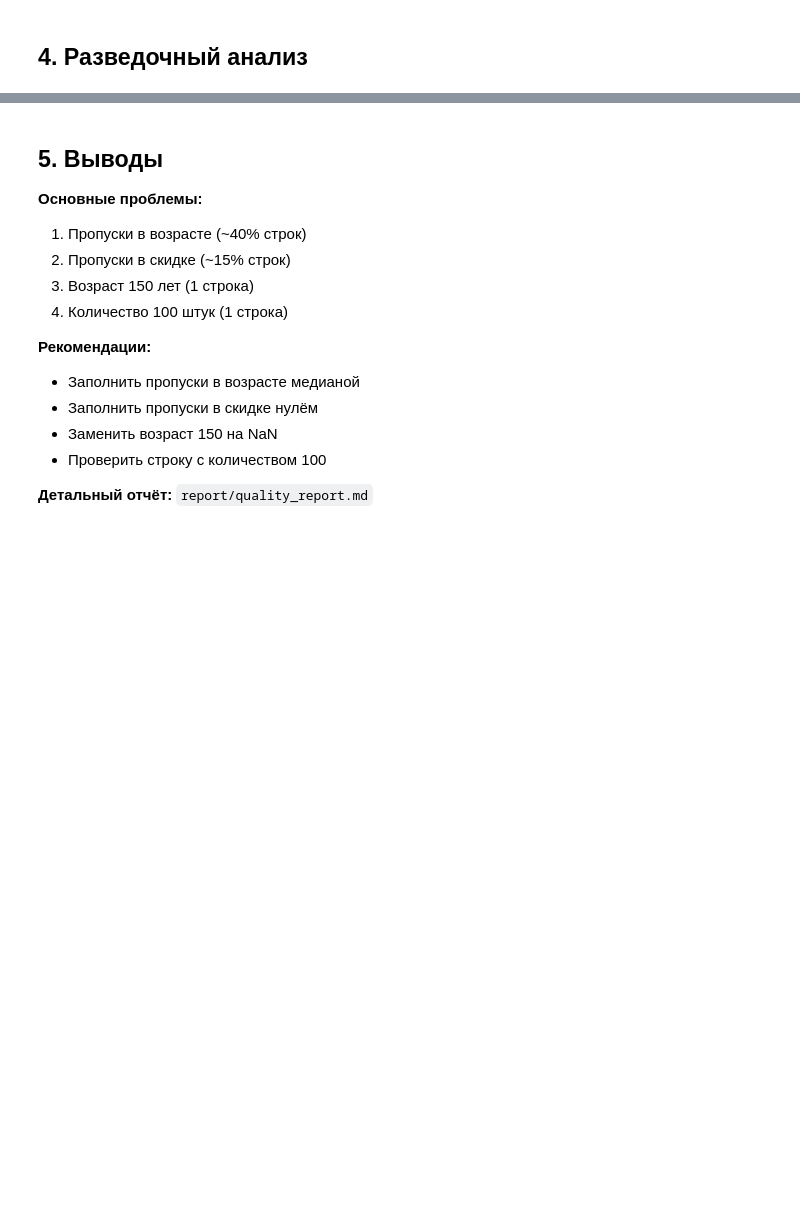
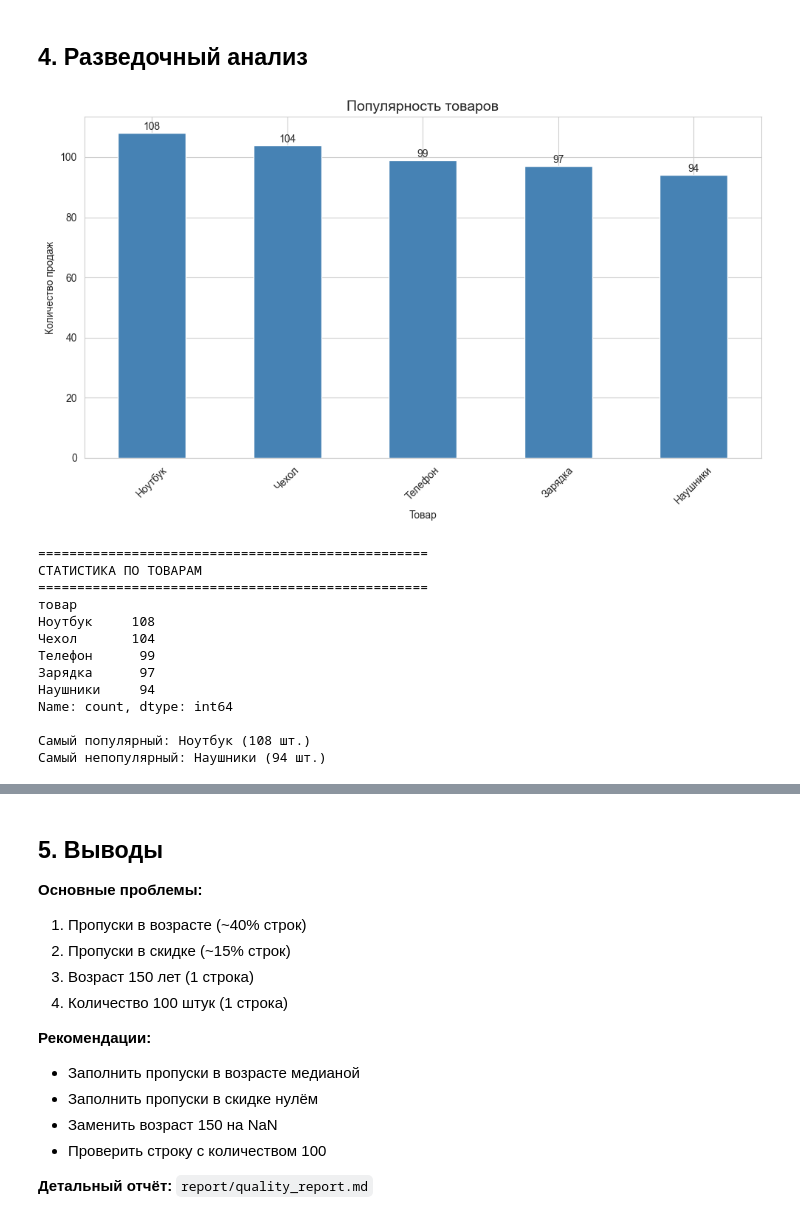
Before and after one commit to shahistakochkarova-debug/Laba-1, a Jupyter notebook: notebooks/1_data_understanding.ipynb, the cells around one changed output, grey strips where cells are left out. Saved outputs shown, nothing was run; the diff lists cells and outputs as text; code cells hidden in the pictures; blank space fills up the shorter version.

```diff
--- a/notebooks/1_data_understanding.ipynb
+++ b/notebooks/1_data_understanding.ipynb
@@ -26,6 +26,6 @@ import seaborn as sns
 pd.set_option('display.max_columns', None)
 sns.set_style('whitegrid')
 
-df = pd.read_excel('../data/ПРОДАЖА_data (1).xlsx')
+df = pd.read_excel('ПРОДАЖА_data_(1).xlsx')
 print(f'Размер: {df.shape[0]} строк, {df.shape[1]} столбцов')
 df.head()
@@ -100,0 +156,37 @@ print(df.groupby('товар')['цена'].mean().round(0).astype(int))
+# %%
+# Популярность товаров
+plt.figure(figsize=(10, 6))
+product_counts = df['товар'].value_counts()
+product_counts.plot(kind='bar', color='steelblue')
+plt.title('Популярность товаров', fontsize=14)
+plt.xlabel('Товар')
+plt.ylabel('Количество продаж')
+plt.xticks(rotation=45)
+
+for i, v in enumerate(product_counts.values):
+    plt.text(i, v + 1, str(v), ha='center')
+
+plt.tight_layout()
+plt.show()
+
+print("="*50)
+print("СТАТИСТИКА ПО ТОВАРАМ")
+print("="*50)
+print(product_counts)
+print(f"\nСамый популярный: {product_counts.index[0]} ({product_counts.values[0]} шт.)")
+print(f"Самый непопулярный: {product_counts.index[-1]} ({product_counts.values[-1]} шт.)")
+# %% [output]
+[figure, added]
+==================================================
+СТАТИСТИКА ПО ТОВАРАМ
+==================================================
+товар
+Ноутбук     108
+Чехол       104
+Телефон      99
+Зарядка      97
+Наушники     94
+Name: count, dtype: int64
+
+Самый популярный: Ноутбук (108 шт.)
+Самый непопулярный: Наушники (94 шт.)
```
Also changed, not shown: parts of 15 cells of this notebook.
